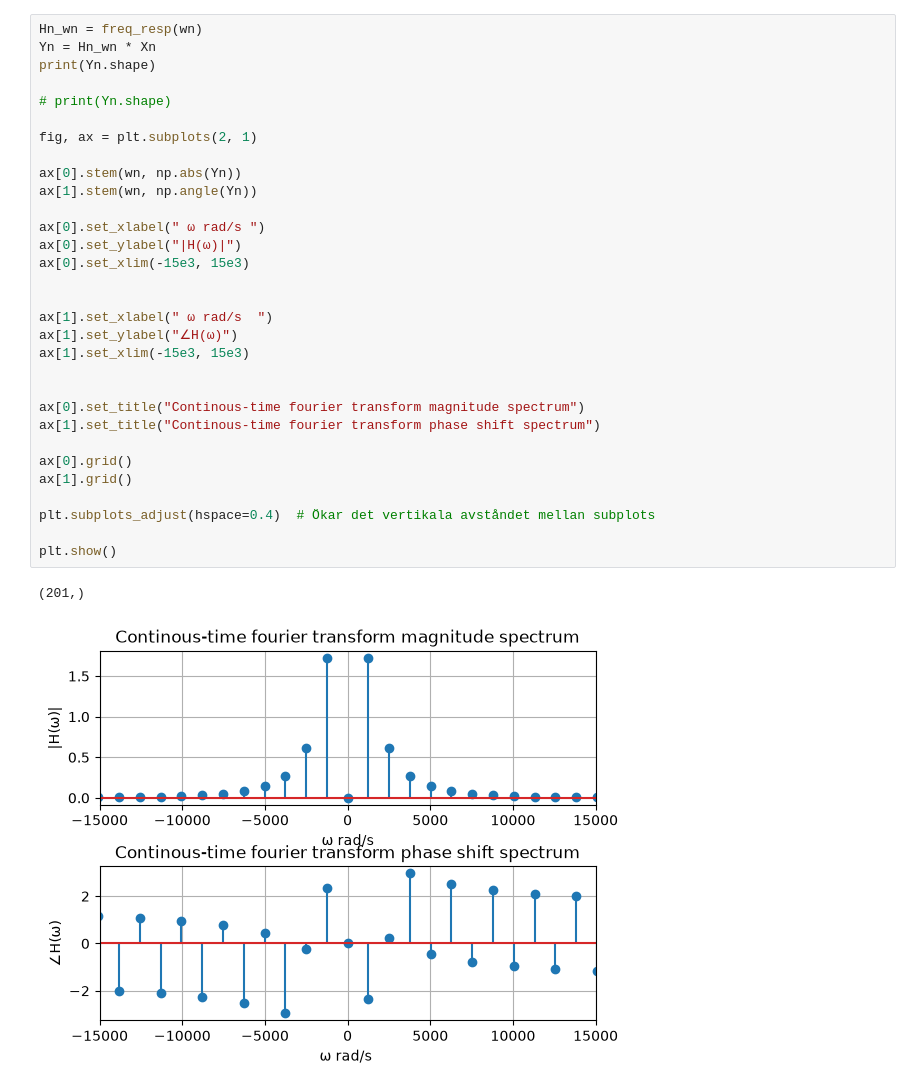
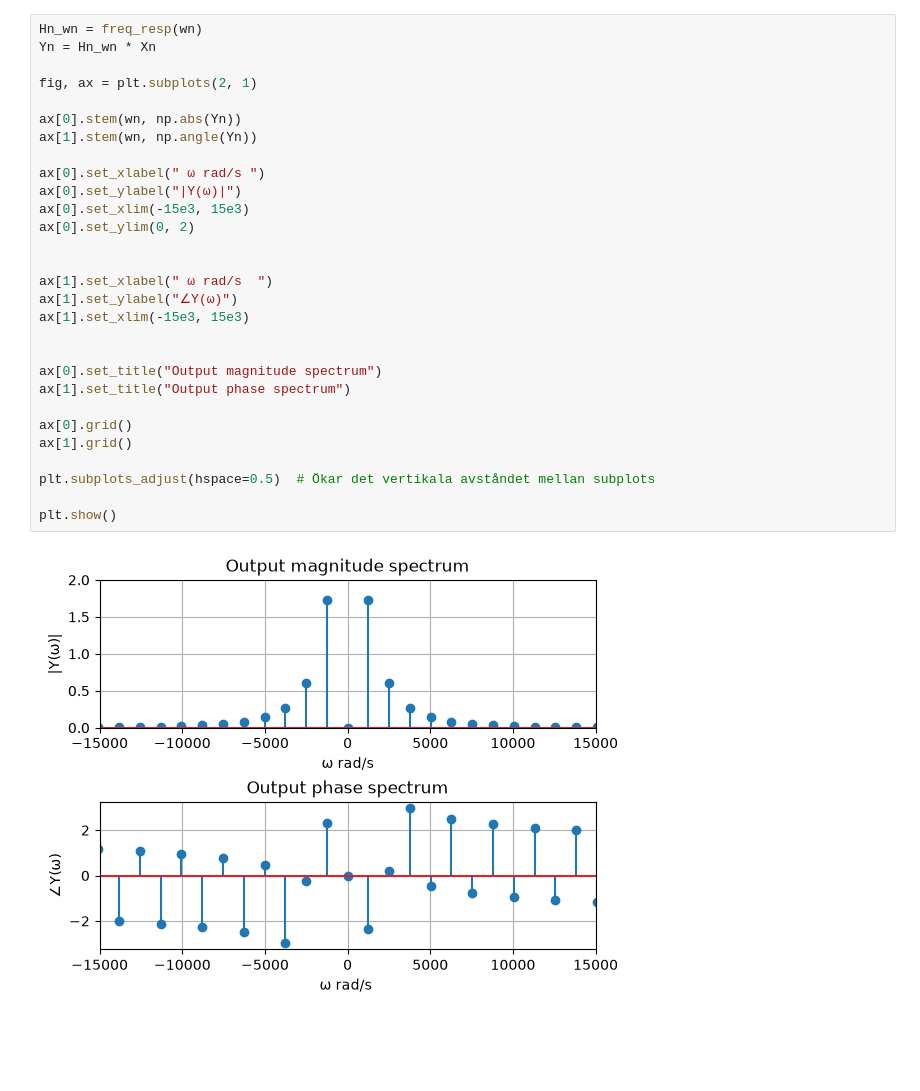
Before and after one commit to sobl9415/Sigtrans_assignments, a Jupyter notebook: Assignment2.ipynb, the cells around one changed output. Cells and saved outputs as stored; diff of their text form; blank space fills up the shorter version.

```diff
--- a/Assignment2.ipynb
+++ b/Assignment2.ipynb
@@ -150,36 +177,33 @@ plt.show()
 # %%
 Hn_wn = freq_resp(wn)
 Yn = Hn_wn * Xn
-print(Yn.shape)
-
-# print(Yn.shape)
 
 fig, ax = plt.subplots(2, 1)
 
 ax[0].stem(wn, np.abs(Yn))
 ax[1].stem(wn, np.angle(Yn))
 
 ax[0].set_xlabel(" ω rad/s ")
-ax[0].set_ylabel("|H(ω)|")
+ax[0].set_ylabel("|Y(ω)|")
 ax[0].set_xlim(-15e3, 15e3)
+ax[0].set_ylim(0, 2)
 
 
 ax[1].set_xlabel(" ω rad/s  ")
-ax[1].set_ylabel("∠H(ω)")
+ax[1].set_ylabel("∠Y(ω)")
 ax[1].set_xlim(-15e3, 15e3)
 
 
-ax[0].set_title("Continous-time fourier transform magnitude spectrum")
-ax[1].set_title("Continous-time fourier transform phase shift spectrum")
+ax[0].set_title("Output magnitude spectrum")
+ax[1].set_title("Output phase spectrum")
 
 ax[0].grid()
 ax[1].grid()
 
-plt.subplots_adjust(hspace=0.4)  # Ökar det vertikala avståndet mellan subplots
+plt.subplots_adjust(hspace=0.5)  # Ökar det vertikala avståndet mellan subplots
 
 plt.show()
 # %% [output]
-(201,)
-[figure, old version]
+[figure, new version]
 # %% [markdown]
 # Uppgift 3b
```
Also changed, not shown: parts of 13 cells of this notebook.
